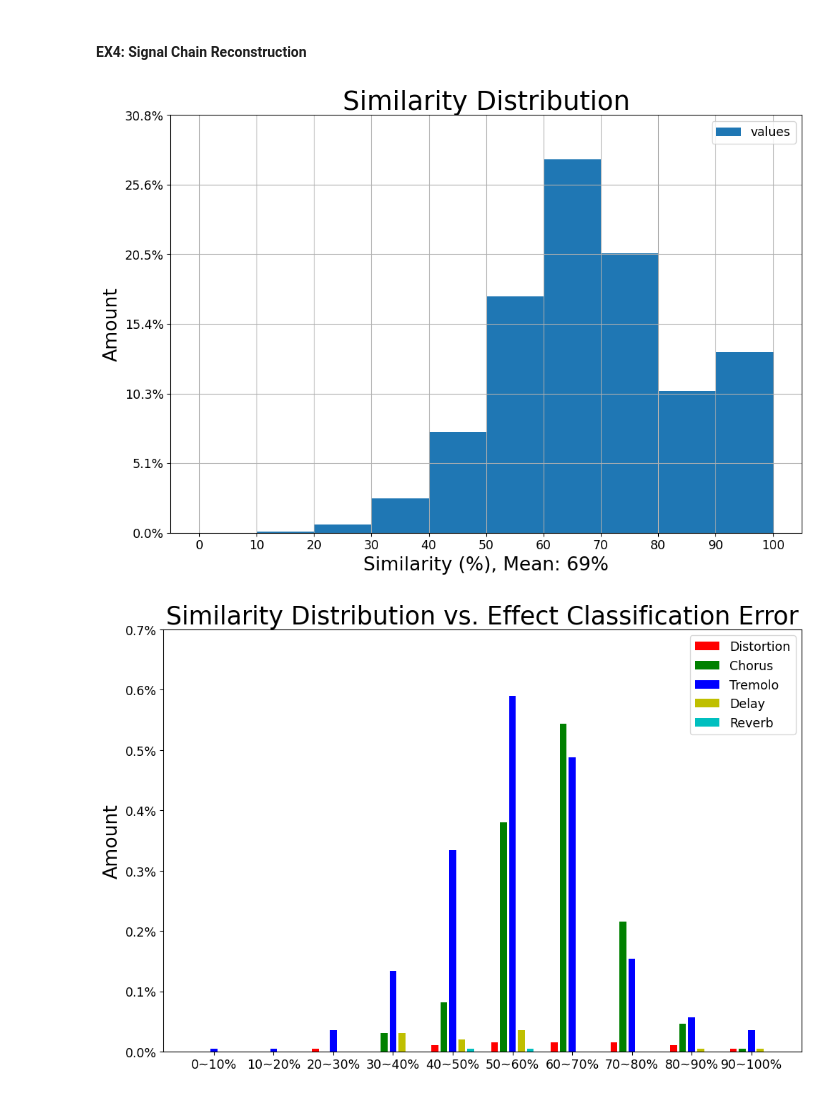
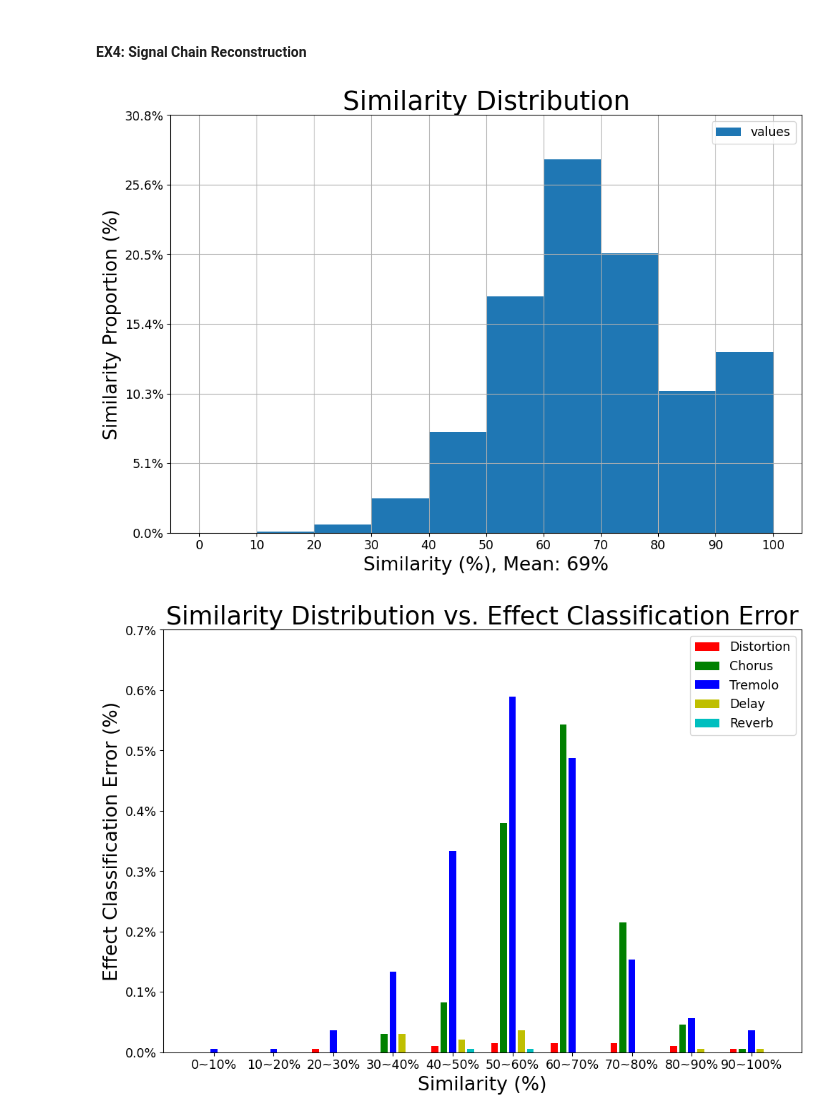
Before and after one commit to DCisHurt/Guitar-MIR, a Jupyter notebook: ex5_data_analysis.ipynb, the cells around one changed output. Drawn from its saved outputs; the diff is of its cells as text; code cells hidden in the pictures.

Commit message:
update figure label

```diff
--- a/ex5_data_analysis.ipynb
+++ b/ex5_data_analysis.ipynb
@@ -250,7 +250,7 @@ PLOT_DIR = '_log/Legacy/Plot/c53_signal_chain/'
 EFFECT_MAP = ["Distortion", "Chorus", "Tremolo", "Delay", "Reverb"]
 EFFECT_MAP2 = ["Distortion(Gain)", "Chorus(Depth)", "Tremolo(Rate)", "Delay(Delay Time)", "Reverb(Decay Time)"]
 
-xlabels = ['0~10%', '10~20%', '20~30%', '30~40%', '40~50%', '50~60%', '60~70%', '70~80%', '80~90%', '90~100%']
+xticks = ['0~10%', '10~20%', '20~30%', '30~40%', '40~50%', '50~60%', '60~70%', '70~80%', '80~90%', '90~100%']
 
 error = np.load(EVUAL_DIR + 'c53_signal_chain' + '_evaluation.npy')
 error_rotate = np.rot90(error, -1)
@@ -263,7 +263,7 @@ bins = np.arange(0, 110, 10) # fixed bin size
 hist = hist_plot(similiarity,
                  bins=bins,
                  xlabel="Similarity (%), Mean: " + str(m) + "%",
-                 ylabel="Amount",
+                 ylabel="Similarity Proportion (%)",
                  title="Similarity Distribution")
 
 cm_amount = np.zeros((5,5,10), dtype=float)
@@ -289,37 +289,39 @@ for error_list in error:
         elif(actual == 0 and predict == 1.0):
             # print("FP")
             cm_amount[i][2][group] += 1
         elif(actual == 0 and predict == 0):
             # print("TN")
             cm_amount[i][3][group] += 1
 
 bar1 = multi_bar_plot_percent((cm_amount[0][1] + cm_amount[0][2])/39000*2,
                               (cm_amount[1][1] + cm_amount[1][2])/39000*2,
                               (cm_amount[2][1] + cm_amount[2][2])/39000*2,
                               (cm_amount[3][1] + cm_amount[3][2])/39000*2,
                               (cm_amount[4][1] + cm_amount[4][2])/39000*2,
                               N=10,
                               color_list=['r', 'g', 'b', 'y', 'c'],
-                              xlabels=xlabels,
-                              ylabel="Amount",
+                              xlabel="Similarity (%)",
+                              ylabel="Effect Classification Error (%)",
+                              xticks=xticks,
                               title="Similarity Distribution vs. Effect Classification Error",
                               legend=EFFECT_MAP)
 
 bar2 = multi_bar_plot(cm_amount[0][4],
                       cm_amount[1][4],
                       cm_amount[2][4],
                       cm_amount[3][4],
                       cm_amount[4][4],
                       N=10,
                       color_list=['r', 'g', 'b', 'y', 'c'],
-                      xlabels=xlabels,
-                      ylabel="MAE",
-                      title="Similarity Distribution vs. Parameter MAE",
+                      xlabel="Similarity Distribution",
+                      ylabel="Parameter Value MAE",
+                      xticks=xticks,
+                      title="Similarity Distribution vs. Parameter Value MAE",
                       legend=EFFECT_MAP2)
 
 hist.savefig(PLOT_DIR + 'similarity_distribution.png')
 bar1.savefig(PLOT_DIR + 'similarity_vs_classification_error.png')
 bar2.savefig(PLOT_DIR + 'similarity_vs_parameter_error.png')
 # %% [output]
-[figure, old version]
+[figure, new version]
-[figure, old version]
+[figure, new version]
```
Also changed, not shown: parts of 1 cell of this notebook, 4 other files.
